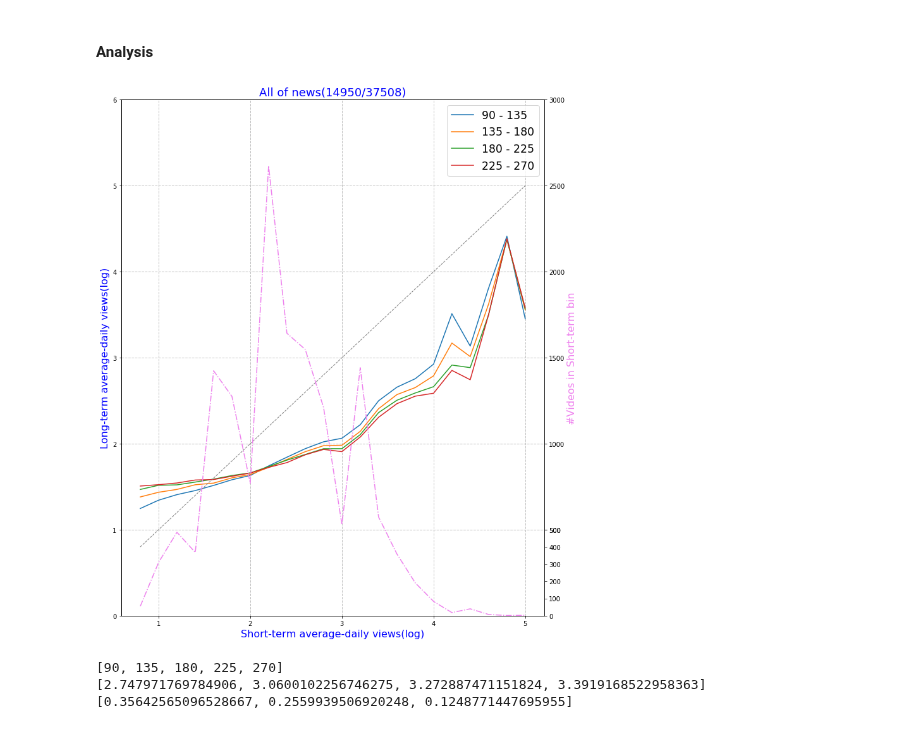
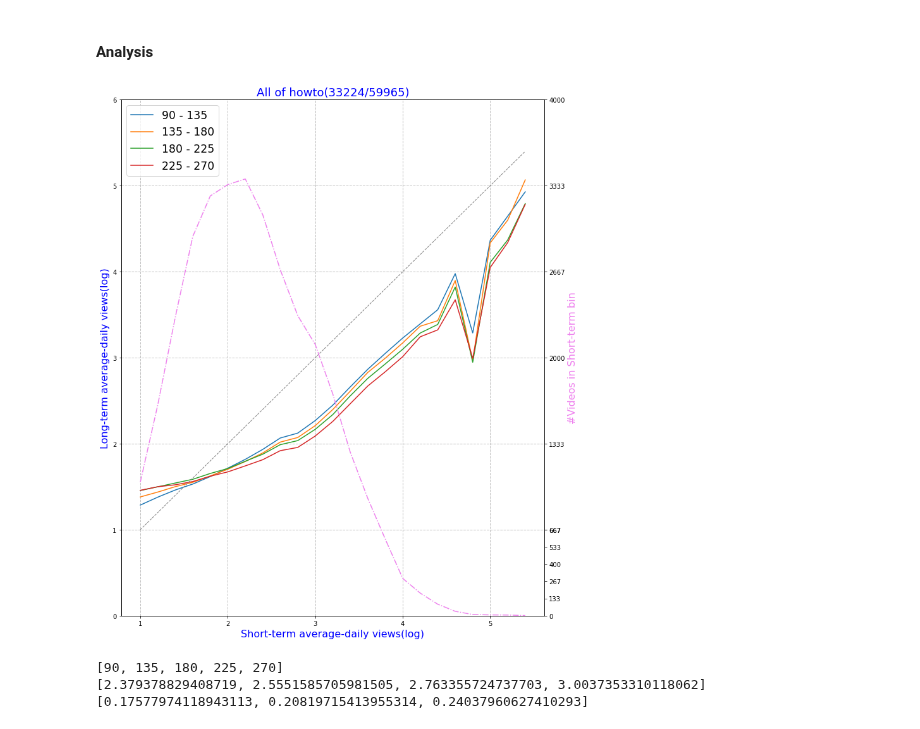
Before and after one commit to septasset/hip-popularity, a Jupyter notebook: data_analysis/engage16.ipynb, the cells around one changed output. Cells and saved outputs as stored; diff of their text form; code cells hidden in the pictures.

```diff
--- a/data_analysis/engage16.ipynb
+++ b/data_analysis/engage16.ipynb
@@ -20,11 +20,11 @@ categories = ["activism","autos","comedy","education","entertainment", \
 
 eval_days = [90, 135, 180, 225, 270]
 # %%
-dataset_base = "G:/MLCV dataset/engagement'16/tweeted_videos"
+# dataset_base = "G:/MLCV dataset/engagement'16/tweeted_videos"
 # dataset_base = "G:/MLCV dataset/engagement'16/quality_videos"
+dataset_base = "/Users/zhuxinqi/Documents/online_attention/engagement'16/tweeted_videos"
 # test_category = categories[10]
-test_category = "news"
-# test_category = "gaming"
+test_category = "howto"
 # test_category = "vevo"
 
 with open(os.path.join(dataset_base, test_category+".json"), "r") as f:
@@ -87,19 +87,21 @@ dataset size: 37508
 # df_total_views = my_util.total_at(eval_days, views, vids, accumulate=False)
 df_total_views_log = my_util.total_log_at(eval_days, views, vids, accumulate=False)
 # %%
+st = 2
 fig = plt.figure(figsize=(12, 15))
 title = "All of {}({}/{})".format(test_category, len(df_total_views_log.index), len(vids))
 res, xs, yss = my_util.plot_fixed_window_bin_smooth(eval_days, df_total_views_log, test_category, fig,\
-                          title, average_daily=True, smooth_times = 2)
-plt.savefig('figs/bin_smooth/{}.png'.format(test_category), bbox_inches='tight')
+                          title, average_daily=True, smooth_times = st)
+plt.savefig('figs/bin_smooth/{}_st={}.png'.format(test_category, st), bbox_inches='tight')
 # %% [output]
-[figure, old version]
+[figure, new version]
 # %%
-# area to y=x line
+# area from one line to y=x diagnal
 areas1 = []
 for ys in yss:
-    area = my_util.area_between_scatter_lines(ys, xs, xs)
+    area = my_util.area_between_scatter_lines(xs, ys, xs)
     areas1.append(area)
+# area between two lines
 areas2 = []
 for i in range(len(yss)-1):
     area = my_util.area_between_scatter_lines(yss[i], yss[i+1], xs)
@@ -109,8 +111,8 @@ print(areas1)
 print(areas2)
 # %% [output]
 [90, 135, 180, 225, 270]
-[2.747971769784906, 3.0600102256746275, 3.272887471151824, 3.3919168522958363]
-[0.35642565096528667, 0.2559939506920248, 0.1248771447695955]
+[2.379378829408719, 2.5551585705981505, 2.763355724737703, 3.0037353310118062]
+[0.17577974118943113, 0.20819715413955314, 0.24037960627410293]
 # %%
 stat_path = "./stats/smooth_times=2.csv"
 line = test_category+","\
```
Also changed, not shown: parts of 1 cell of this notebook, 37 other files.
